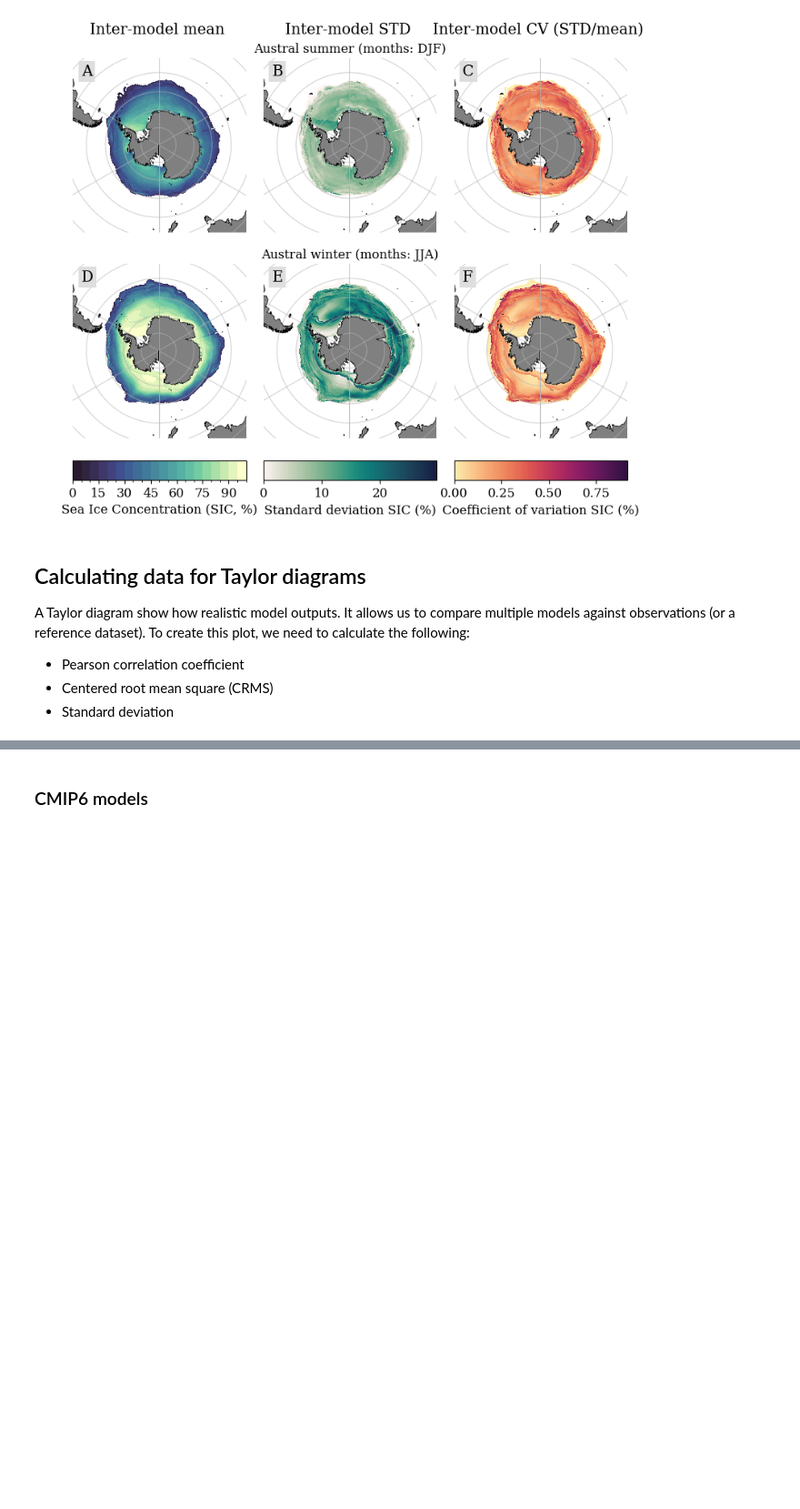
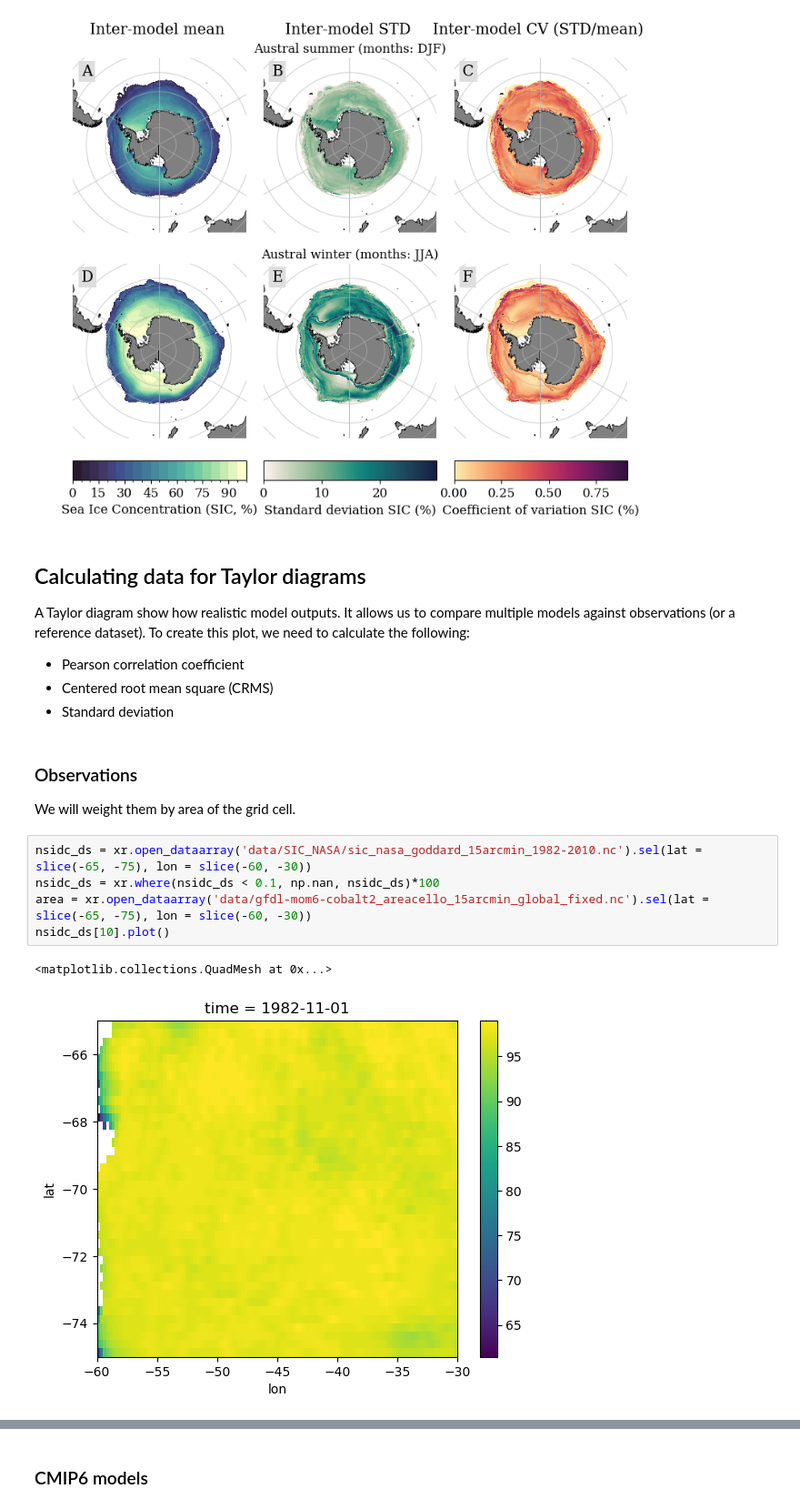
Before and after one commit to Fish-MIP/SOMEME, a Jupyter notebook: scripts/Comparing_sic_data_obs_models.ipynb, the cells around one changed output, grey strips where cells are left out. Shown at 91% size. Drawn from its saved outputs; the diff is of its cells as text; blank space fills up the shorter version.

Commit message:
sic in percentage, 10 sic filter applied, correcting correlations, weighted means

```diff
--- a/scripts/Comparing_sic_data_obs_models.ipynb
+++ b/scripts/Comparing_sic_data_obs_models.ipynb
@@ -449,3 +449,14 @@ A Taylor diagram show how realistic model outputs. It allows us to compare multi
 - Pearson correlation coefficient
 - Centered root mean square (CRMS)
 - Standard deviation
+# %% [markdown]
+### Observations
+We will weight them by area of the grid cell.
+# %%
+nsidc_ds = xr.open_dataarray('data/SIC_NASA/sic_nasa_goddard_15arcmin_1982-2010.nc').sel(lat = slice(-65, -75), lon = slice(-60, -30))
+nsidc_ds = xr.where(nsidc_ds < 0.1, np.nan, nsidc_ds)*100
+area = xr.open_dataarray('data/gfdl-mom6-cobalt2_areacello_15arcmin_global_fixed.nc').sel(lat = slice(-65, -75), lon = slice(-60, -30))
+nsidc_ds[10].plot()
+# %% [output]
+<matplotlib.collections.QuadMesh at 0x...>
+[figure, added]
```
Also changed, not shown: parts of 6 cells of this notebook.
